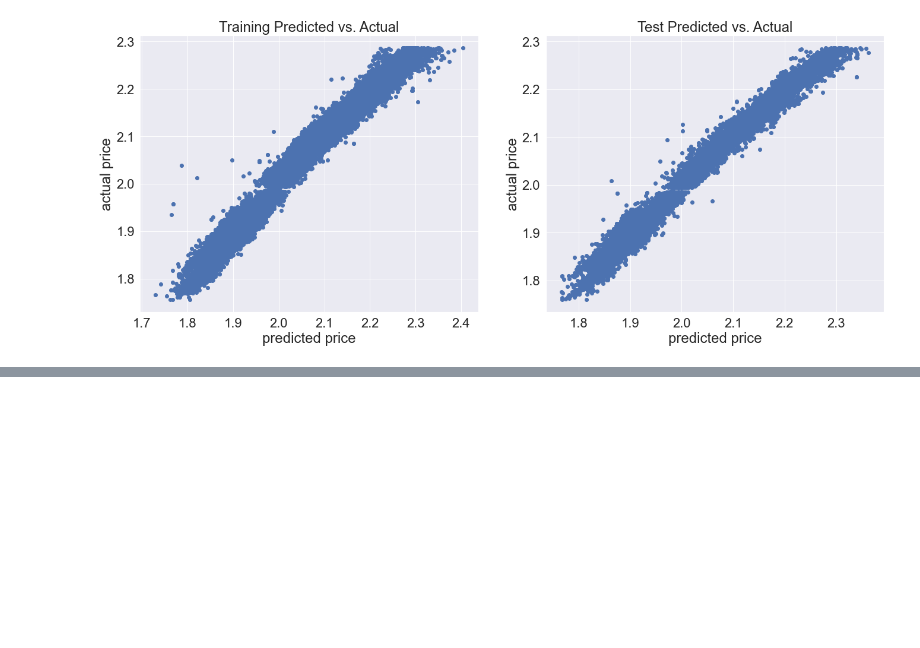
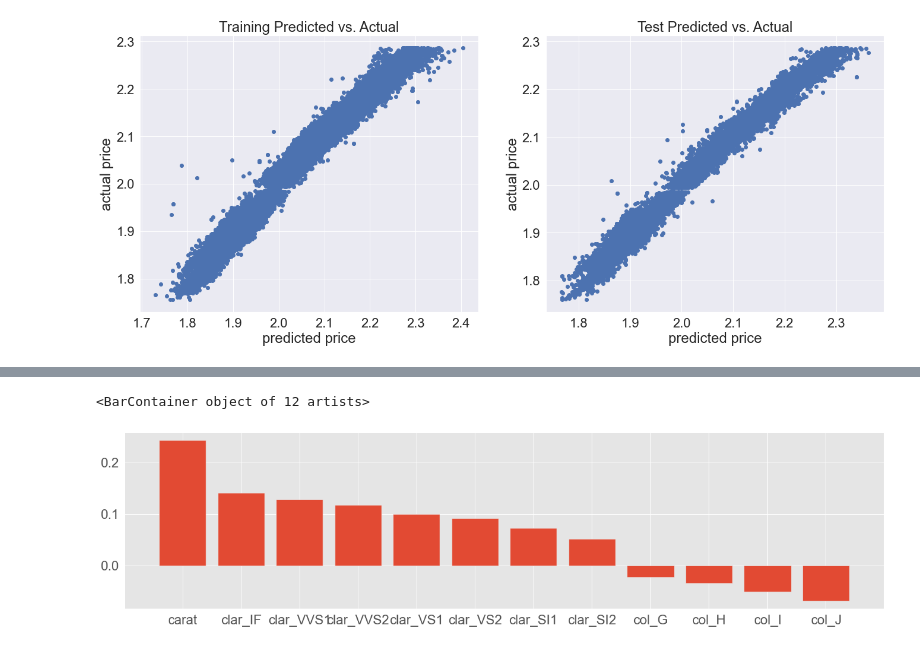
Before and after one commit to chrispfchung/diamonds-regression-project, a Jupyter notebook: Lin_reg_project_code_bpb-modeling.ipynb, the cells around one changed output, grey strips where cells are left out. Cells and saved outputs as stored; diff of their text form; code cells hidden in the pictures; blank space fills up the shorter version.

Commit message:
completed modeling, added best feature plot

```diff
--- a/Lin_reg_project_code_bpb-modeling.ipynb
+++ b/Lin_reg_project_code_bpb-modeling.ipynb
@@ -296,3 +270,12 @@ plt.title('Test Predicted vs. Actual')
 style.use('ggplot');
 # %% [output]
 [figure]
+# %%
+feature_list = dict(zip(X_train.columns,linreg.coef_))
+# sort by highest weights
+feature_list_sorted = sorted(feature_list.items(),  key=lambda x: x[1], reverse=True)
+# turn list into dictionary
+feature_list_sorted = dict(feature_list_sorted)
+# %%
+features_df = pd.DataFrame(feature_list_sorted.items(), columns=['features','weight'])
+features_df
@@ -298,0 +300,8 @@ style.use('ggplot');
+# %%
+features_df_dropped = features_df.drop([8,9,10,11,12,13,14,15])
+# %%
+plt.figure(figsize=(20,5))
+plt.bar(features_df_dropped['features'], features_df_dropped['weight'])
+# %% [output]
+<BarContainer object of 12 artists>
+[figure, added]
```
Also changed, not shown: parts of 2 cells of this notebook.
